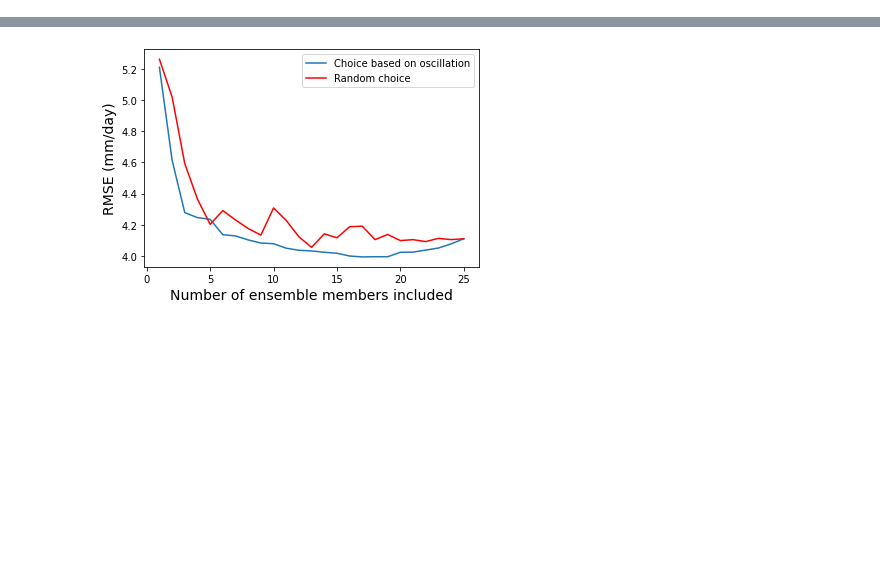
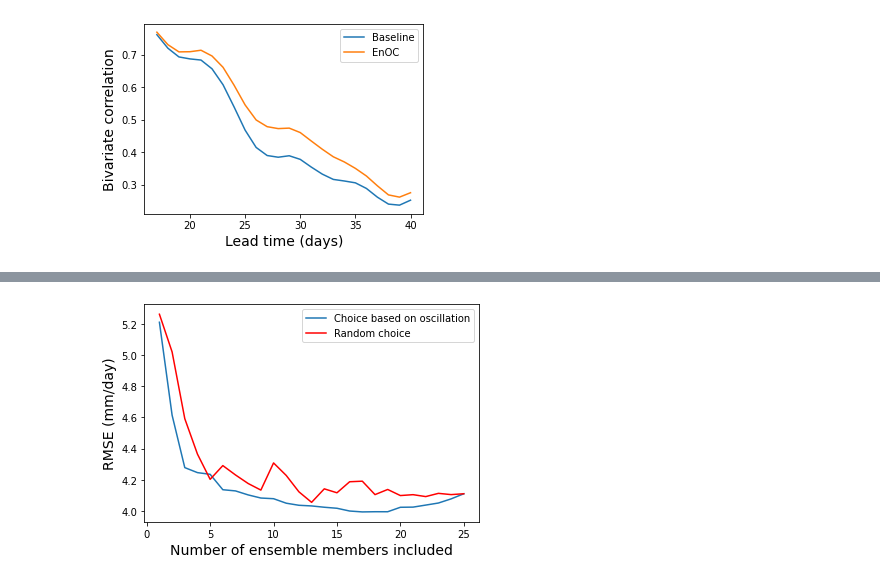
Before and after one commit to eviatarbach/enoc_monsoon, a Jupyter notebook: enoc_new.ipynb, the cells around one changed output, grey strips where cells are left out. Cells and saved outputs as stored; diff of their text form; code cells hidden in the pictures; blank space fills up the shorter version.

```diff
--- a/enoc_new.ipynb
+++ b/enoc_new.ipynb
@@ -287,0 +882,12 @@ Year:  2011
+# %%
+plt.figure(figsize=(5, 3.5))
+
+plt.plot(range(23-6, 41), numpy.tanh(uncorr_sum), label="Baseline")
+plt.plot(range(23-6, 41), numpy.tanh(corr_sum), label="EnOC")
+
+plt.xlabel('Lead time (days)', fontsize=14)
+plt.ylabel('Bivariate correlation', fontsize=14)
+plt.legend()
+plt.savefig("miso_skill_july_august2.pdf")
+# %% [output]
+[figure, added]
```
Also changed, not shown: parts of 260 cells of this notebook, 10 other files.
